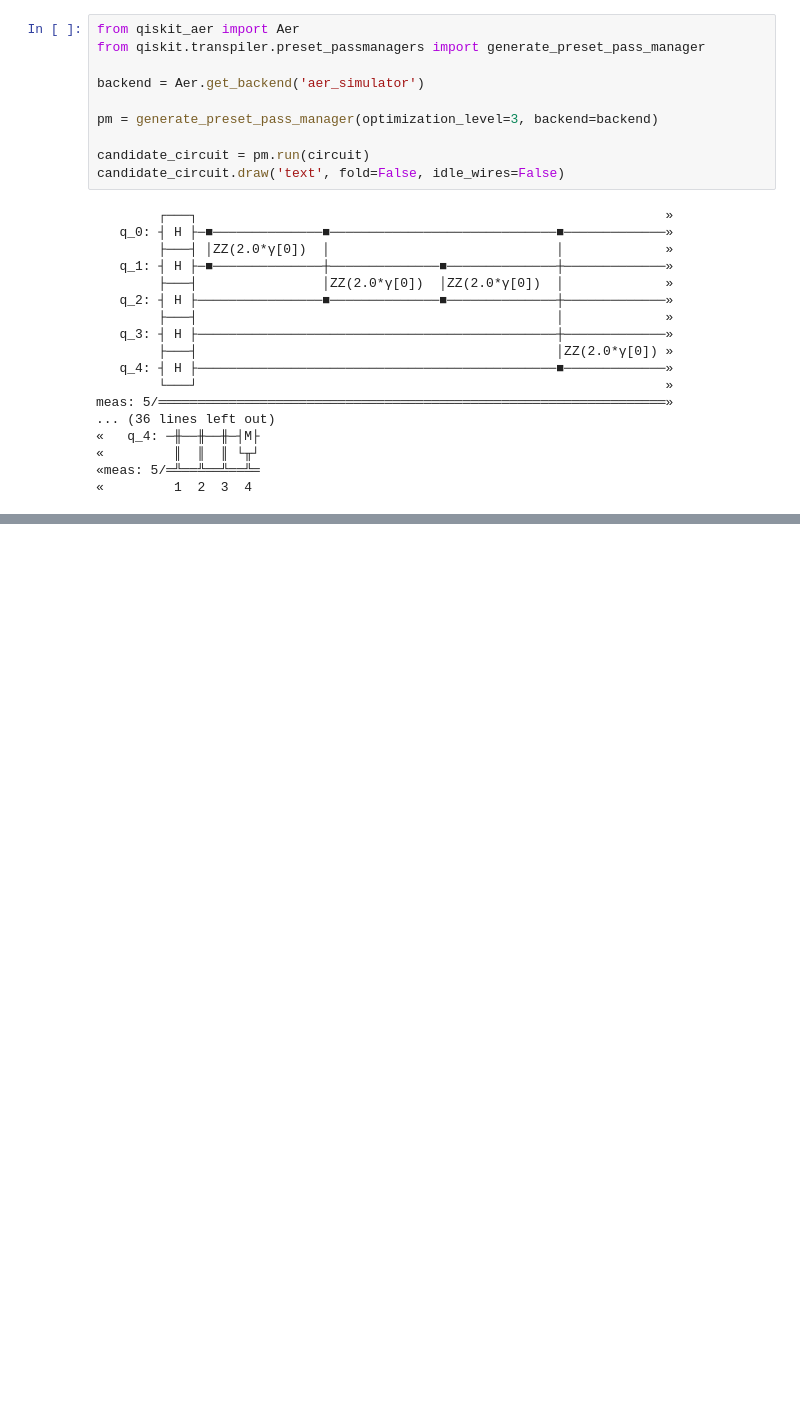
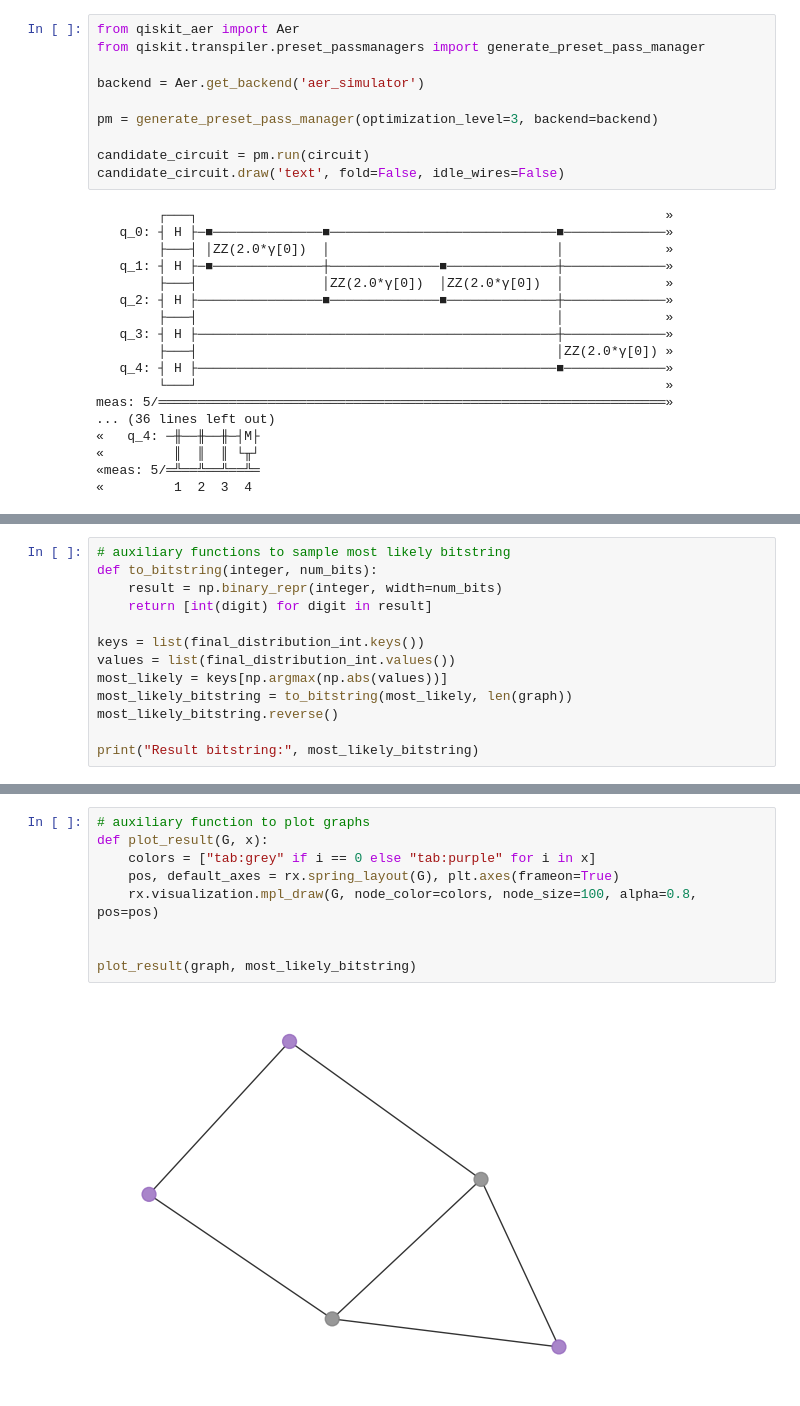
Before and after one commit to isadays/QAOA_quantum, a Jupyter notebook: QAOA.ipynb, the cells around one changed output, grey strips where cells are left out. Cells and saved outputs as stored; diff of their text form; blank space fills up the shorter version.

```diff
--- a/QAOA.ipynb
+++ b/QAOA.ipynb
@@ -90,0 +201,13 @@ meas: 5/════════════════════════
+# %%
+# auxiliary functions to sample most likely bitstring
+def to_bitstring(integer, num_bits):
+    result = np.binary_repr(integer, width=num_bits)
+    return [int(digit) for digit in result]
+
+keys = list(final_distribution_int.keys())
+values = list(final_distribution_int.values())
+most_likely = keys[np.argmax(np.abs(values))]
+most_likely_bitstring = to_bitstring(most_likely, len(graph))
+most_likely_bitstring.reverse()
+
+print("Result bitstring:", most_likely_bitstring)
@@ -90,0 +239,11 @@ meas: 5/════════════════════════
+# %%
+# auxiliary function to plot graphs
+def plot_result(G, x):
+    colors = ["tab:grey" if i == 0 else "tab:purple" for i in x]
+    pos, default_axes = rx.spring_layout(G), plt.axes(frameon=True)
+    rx.visualization.mpl_draw(G, node_color=colors, node_size=100, alpha=0.8, pos=pos)
+
+
+plot_result(graph, most_likely_bitstring)
+# %% [output]
+[figure, added]
```
Also changed, not shown: parts of 10 cells of this notebook.
